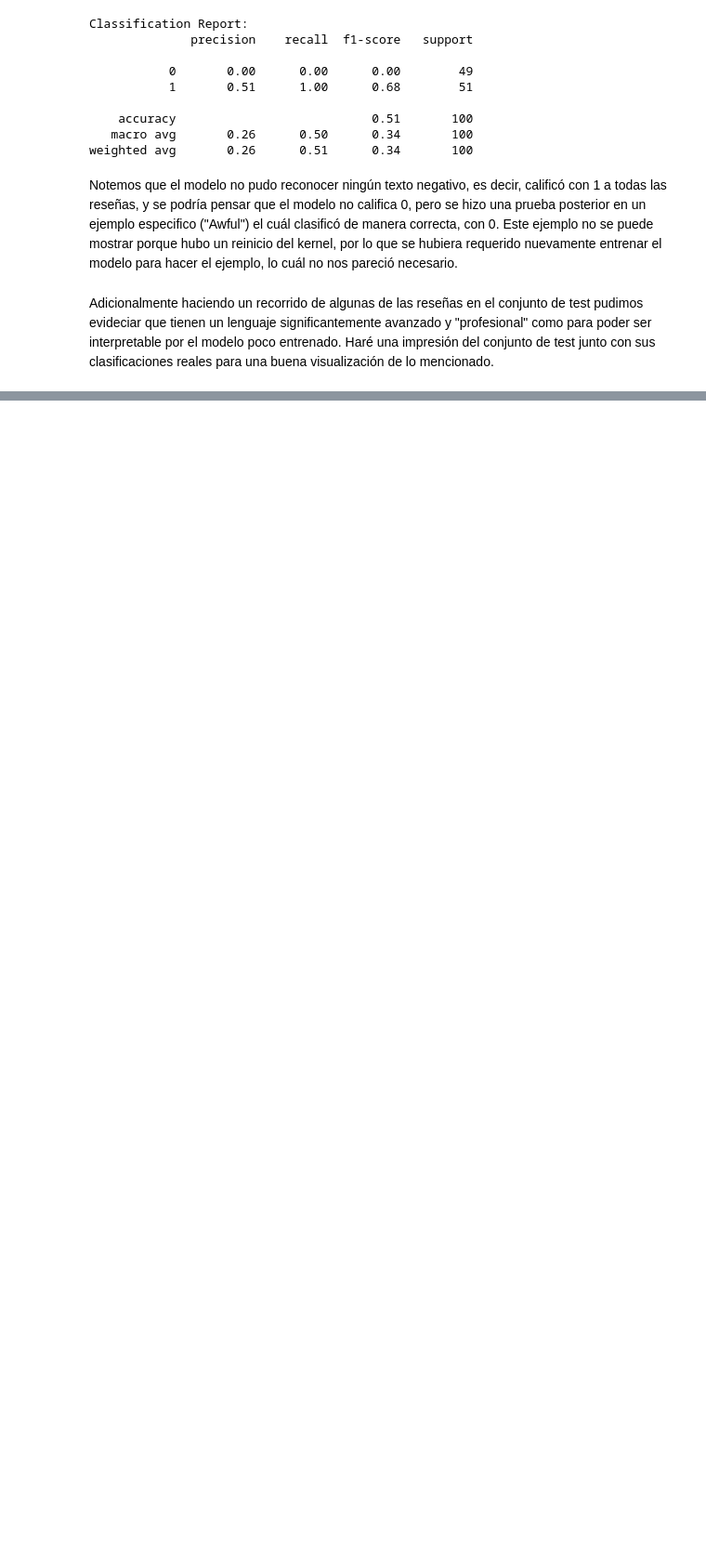
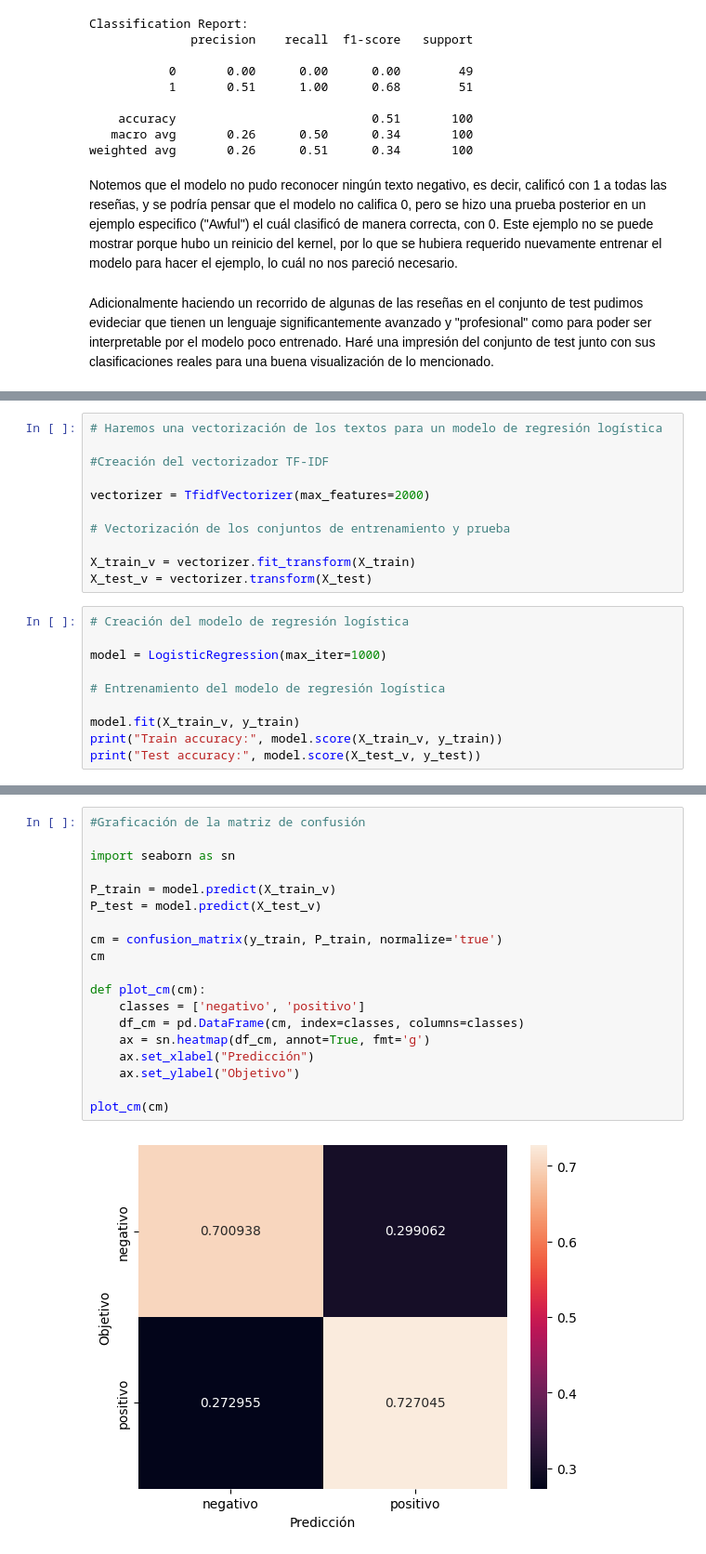
Before and after one commit to Din0Dan1/Sentiment-Analysis, a Jupyter notebook: Sentiment_Analysis.ipynb, the cells around one changed output, grey strips where cells are left out. Shown: that part at 93% size. Drawn from its saved outputs; the diff is of its cells as text; blank space fills up the shorter version.

Commit message:
Update Sentiment_Analysis.ipynb
Implementación del modelo de regresión logística

```diff
--- a/Sentiment_Analysis.ipynb
+++ b/Sentiment_Analysis.ipynb
@@ -544,0 +549,21 @@ for i in range(25):
+# %%
+# Haremos una vectorización de los textos para un modelo de regresión logística
+
+#Creación del vectorizador TF-IDF
+
+vectorizer = TfidfVectorizer(max_features=2000)
+
+# Vectorización de los conjuntos de entrenamiento y prueba
+
+X_train_v = vectorizer.fit_transform(X_train)
+X_test_v = vectorizer.transform(X_test)
+# %%
+# Creación del modelo de regresión logística
+
+model = LogisticRegression(max_iter=1000)
+
+# Entrenamiento del modelo de regresión logística
+
+model.fit(X_train_v, y_train)
+print("Train accuracy:", model.score(X_train_v, y_train))
+print("Test accuracy:", model.score(X_test_v, y_test))
@@ -544,0 +573,21 @@ for i in range(25):
+# %%
+#Graficación de la matriz de confusión
+
+import seaborn as sn
+
+P_train = model.predict(X_train_v)
+P_test = model.predict(X_test_v)
+
+cm = confusion_matrix(y_train, P_train, normalize='true')
+cm
+
+def plot_cm(cm):
+    classes = ['negativo', 'positivo']
+    df_cm = pd.DataFrame(cm, index=classes, columns=classes)
+    ax = sn.heatmap(df_cm, annot=True, fmt='g')
+    ax.set_xlabel("Predicción")
+    ax.set_ylabel("Objetivo")
+
+plot_cm(cm)
+# %% [output]
+[figure, added]
```
Also changed, not shown: parts of 7 cells of this notebook.
